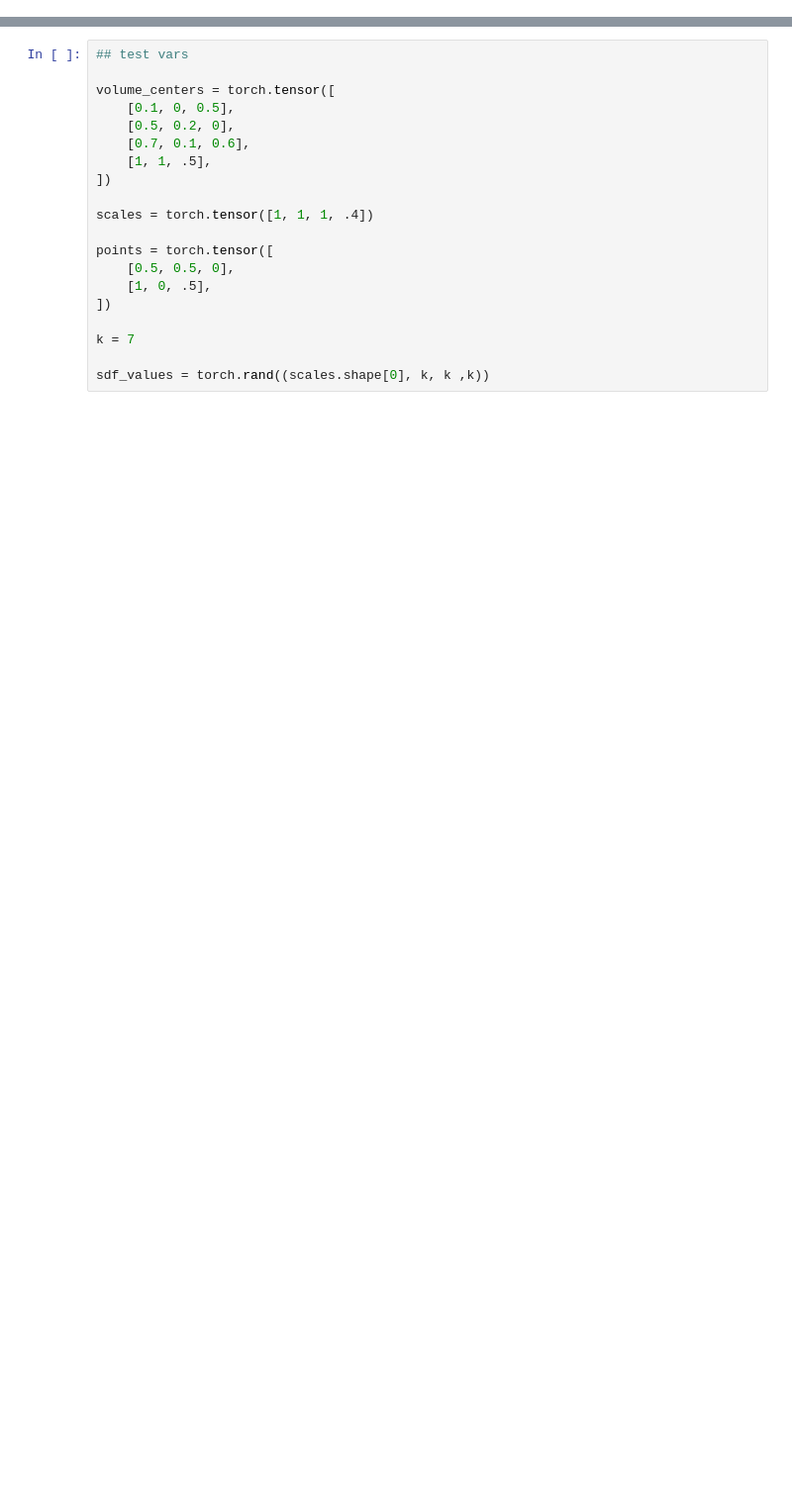
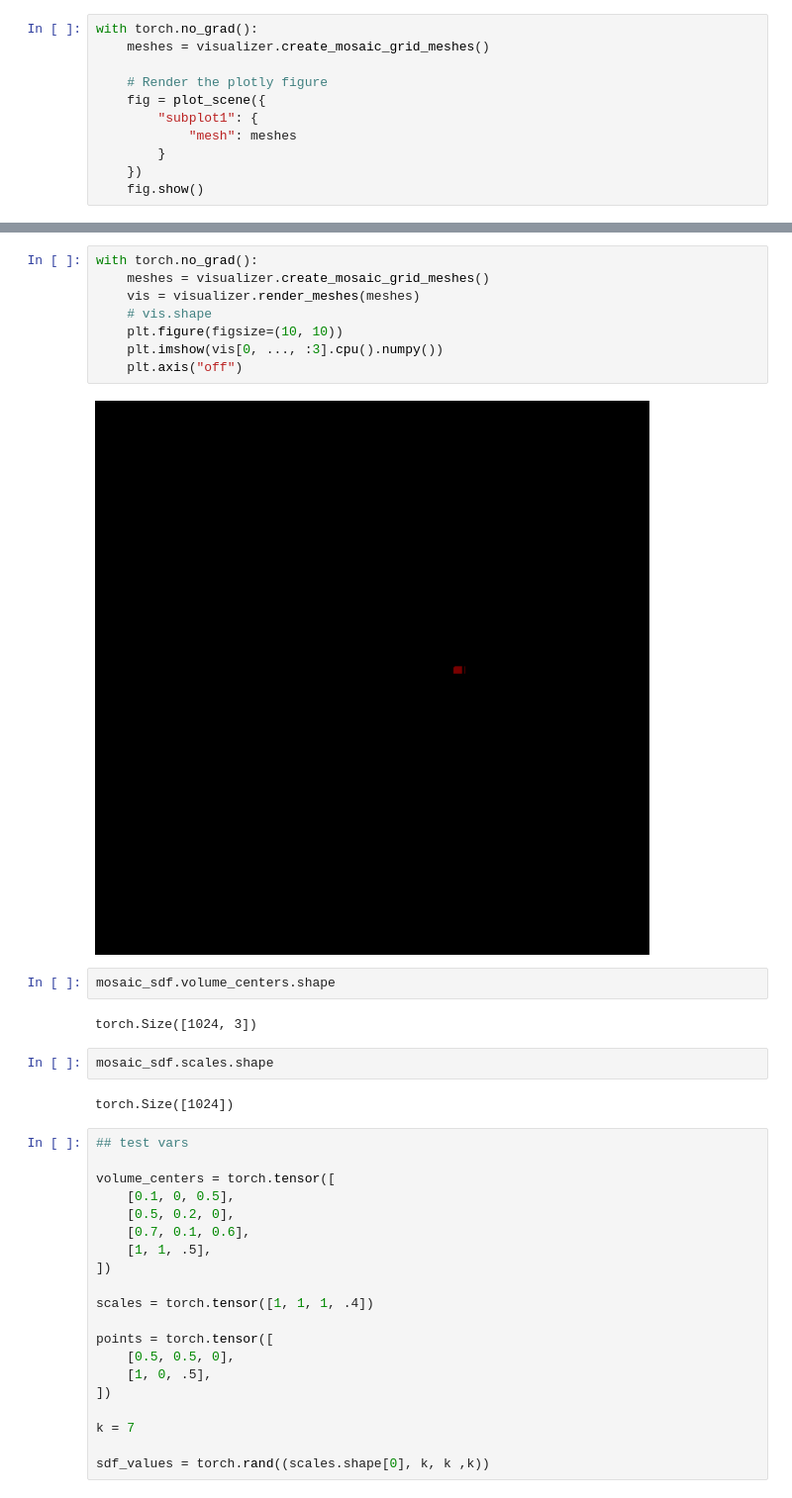
Before and after one commit to hcp6897/mosaic-sdf, a Jupyter notebook: prototype.ipynb, the cells around one changed output, grey strips where cells are left out. Shown at 99% size. Saved outputs shown, nothing was run; the diff lists cells and outputs as text; blank space fills up the shorter version.

```diff
--- a/prototype.ipynb
+++ b/prototype.ipynb
@@ -26,0 +48,11 @@ sphere_sdf, cube_sdf #, pyramid_sdf
+# %%
+with torch.no_grad():
+    meshes = visualizer.create_mosaic_grid_meshes()
+
+    # Render the plotly figure
+    fig = plot_scene({
+        "subplot1": {
+            "mesh": meshes
+        }
+    })
+    fig.show()
@@ -27,3 +62,21 @@ sphere_sdf, cube_sdf #, pyramid_sdf
+# %%
+with torch.no_grad():
+    meshes = visualizer.create_mosaic_grid_meshes()
+    vis = visualizer.render_meshes(meshes)
+    # vis.shape
+    plt.figure(figsize=(10, 10))
+    plt.imshow(vis[0, ..., :3].cpu().numpy())
+    plt.axis("off")
+# %% [output]
+[figure, added]
+# %%
+mosaic_sdf.volume_centers.shape
+# %% [output]
+torch.Size([1024, 3])
+# %%
+mosaic_sdf.scales.shape
+# %% [output]
+torch.Size([1024])
 # %%
 ## test vars
 
```
Also changed, not shown: parts of 7 cells of this notebook, 4 other files.
